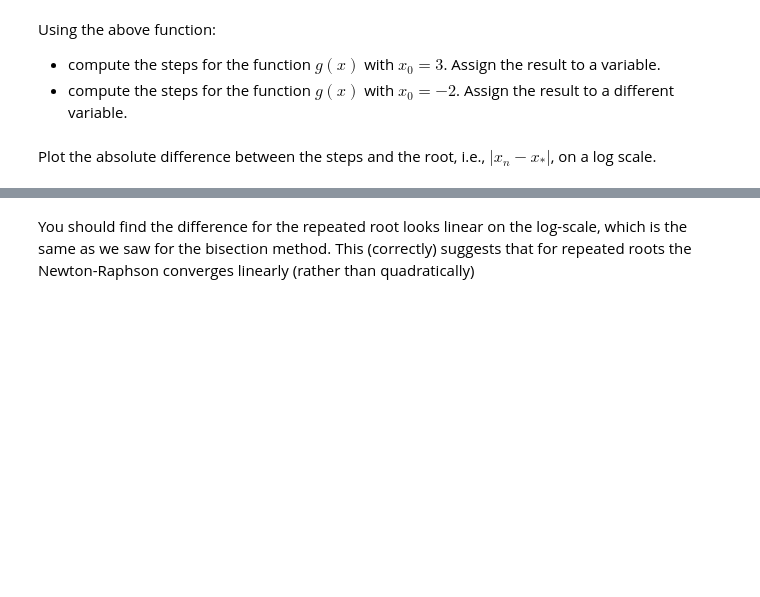
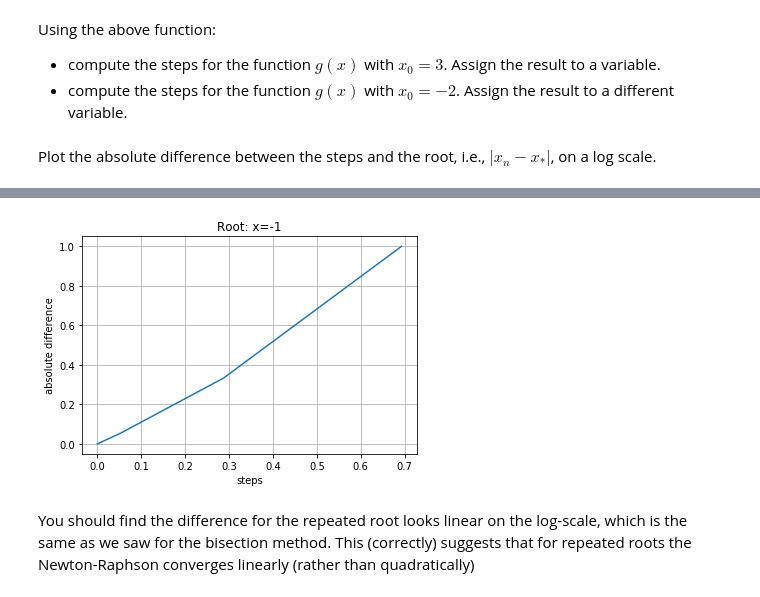
Before and after one commit to lobsterbottomy/Computational-Science-Assignments, a Jupyter notebook: Assignment-2.ipynb, the cells around one changed output, grey strips where cells are left out. Cells and saved outputs as stored; diff of their text form; code cells hidden in the pictures; blank space fills up the shorter version.

```diff
--- a/Assignment-2.ipynb
+++ b/Assignment-2.ipynb
@@ -303,2 +319,5 @@ Using the above function:
+# %%
+root2 = -1
+g2 = FindRootNewtonRaphsonSteps(g, dg, -2, 1e-15)
 # %% [markdown]
 Plot the absolute difference between the steps and the root, i.e., $|x_n - x_*|$, on a log scale.
@@ -305,3 +335,15 @@ Plot the absolute difference between the steps and the root, i.e., $|x_n - x_*|$
+# %%
+x2 = abs(g2)
+y2 = abs(g2-root2)
+
+
+plt.plot(np.log(x2),y2)
+plt.title('Root: x=-1')
+plt.xlabel('steps')
+plt.ylabel('absolute difference')
+plt.grid(True)
+# %% [output]
+[figure, added]
 # %% [markdown]
 You should find the difference for the repeated root looks linear on the log-scale, which is the same as we saw for the bisection method. This (correctly) suggests that for repeated roots the Newton-Raphson converges linearly (rather than quadratically)
 # %% [markdown]
```
Also changed, not shown: parts of 5 cells of this notebook.
